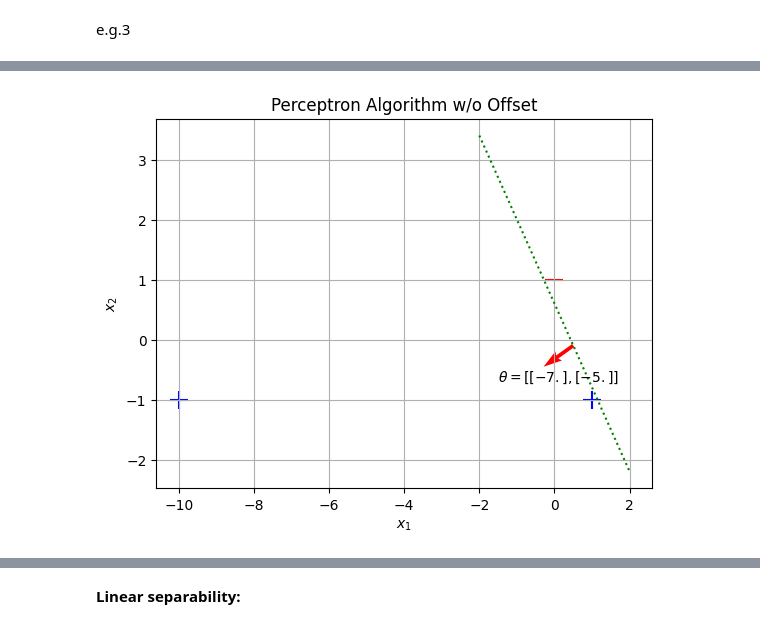
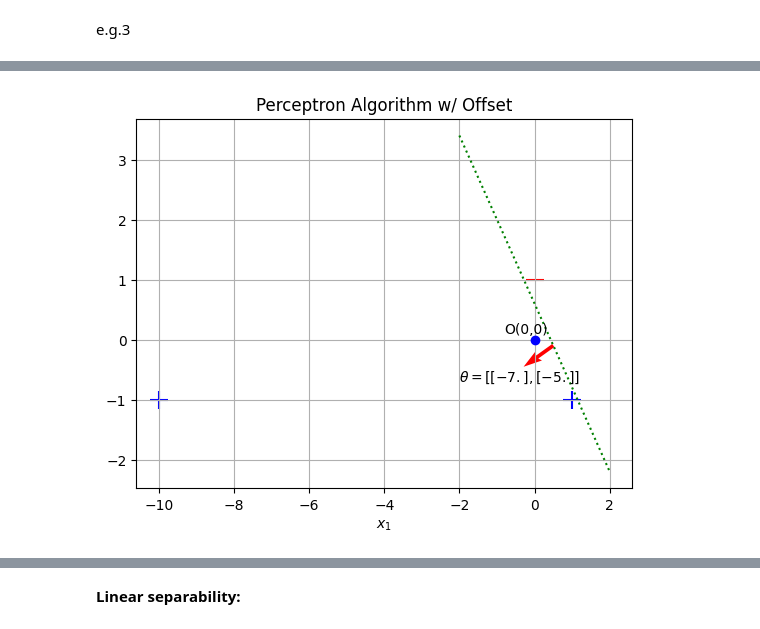
Before and after one commit to pquynhvu/ML, a Jupyter notebook: demo/perceptrons.ipynb, the cells around one changed output, grey strips where cells are left out. Saved outputs shown, nothing was run; the diff lists cells and outputs as text; code cells hidden in the pictures.

```diff
--- a/demo/perceptrons.ipynb
+++ b/demo/perceptrons.ipynb
@@ -150,0 +216,3 @@ After 5 mistake(s), the Perceptron Algorithm (w/o offset) yields theta = [[-7.]
+# %%
+theta_with_offset, theta_0 = perceptron_with_offset(X, y, 100)
+theta_through_origin=perceptron_through_origin(X, y, 100)
@@ -151,15 +230,17 @@ After 5 mistake(s), the Perceptron Algorithm (w/o offset) yields theta = [[-7.]
 # %%
 plt.scatter(df[df['y']==1]['x1'], df[df['y']==1]['x2'], marker='+', s=150, c='b')
 plt.scatter(df[df['y']==-1]['x1'], df[df['y']==-1]['x2'], marker='_', s=150, c='r')
-plt.title('Perceptron Algorithm w/o Offset')
+plt.title('Perceptron Algorithm w/ Offset')
 plt.xlabel('$x_{1}$')
-plt.ylabel('$x_{2}$')
+plt.grid()
 
-plt.plot(np.linspace(-2, 2, num=10), (-theta[2]-theta[0]*np.linspace(-2, 2, num=10))/theta[1], 'g:')
-plt.quiver(0.5, (- theta[2] - theta[0]*0.5)/theta[1], theta[0], theta[1], color='r', units='xy', scale=10)
-plt.text(-1.5, -0.7, '$\\theta = [{},{}]$'.format(theta[0],theta[1], theta[2]))
+plt.plot(0, 0, 'bo')
+plt.text(-0.8, 0.1, 'O(0,0)')
 
-plt.grid()
+plt.plot(np.linspace(-2, 2, num=10), (-theta_0-theta_through_origin[0]*np.linspace(-2, 2, num=10))/theta_through_origin[1], 'g:')
+plt.quiver(0.5, (-theta_0- theta_through_origin[0]*0.5)/theta_through_origin[1], theta_through_origin[0], theta_through_origin[1], color='r', units='xy', scale=10)
+plt.text(-2, -0.7, '$\\theta = [{},{}]$'.format(theta_through_origin[0], theta_through_origin[1]))
+
 plt.show()
 # %% [output]
-[figure, old version]
+[figure, new version]
```
Also changed, not shown: parts of 19 cells of this notebook, 2 other files.
